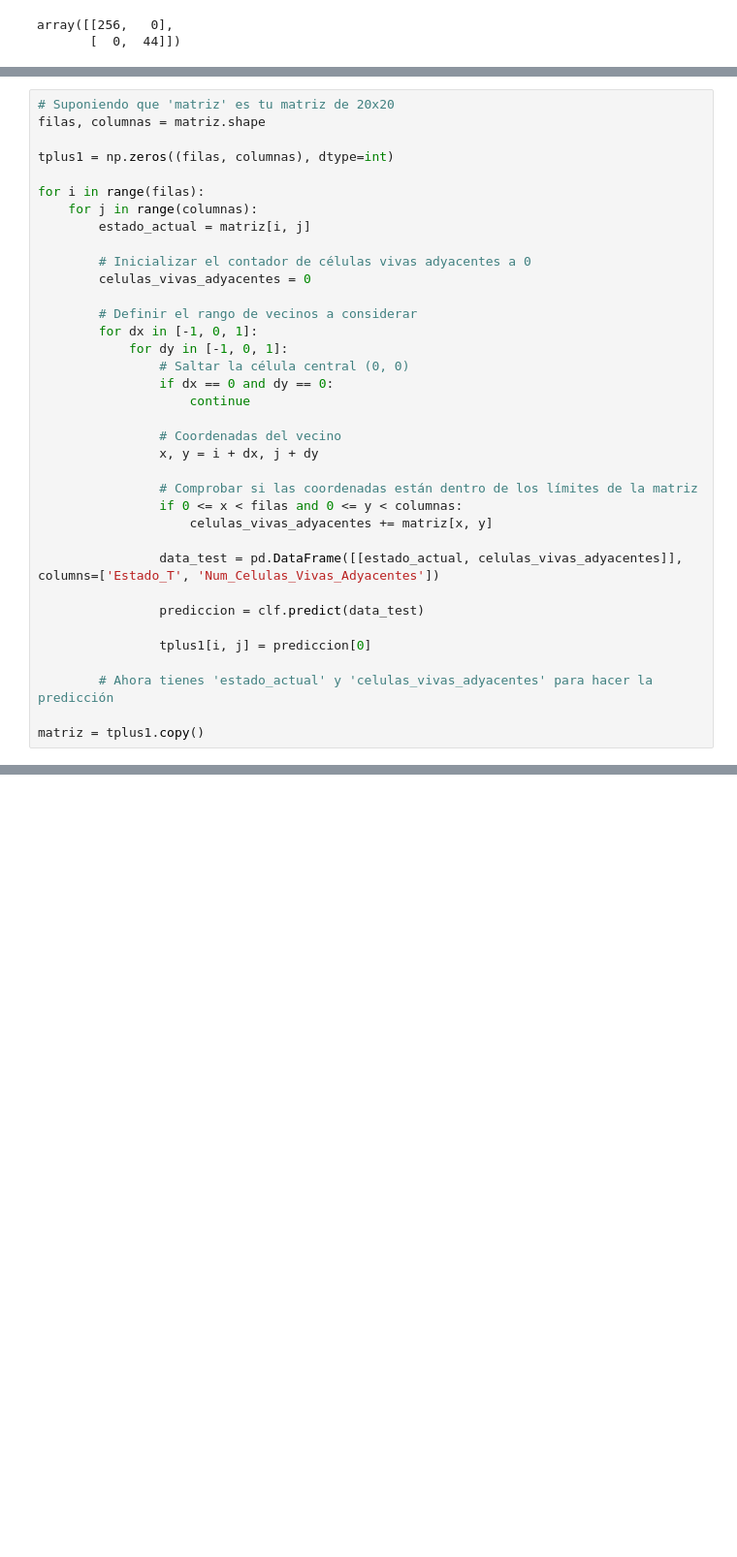
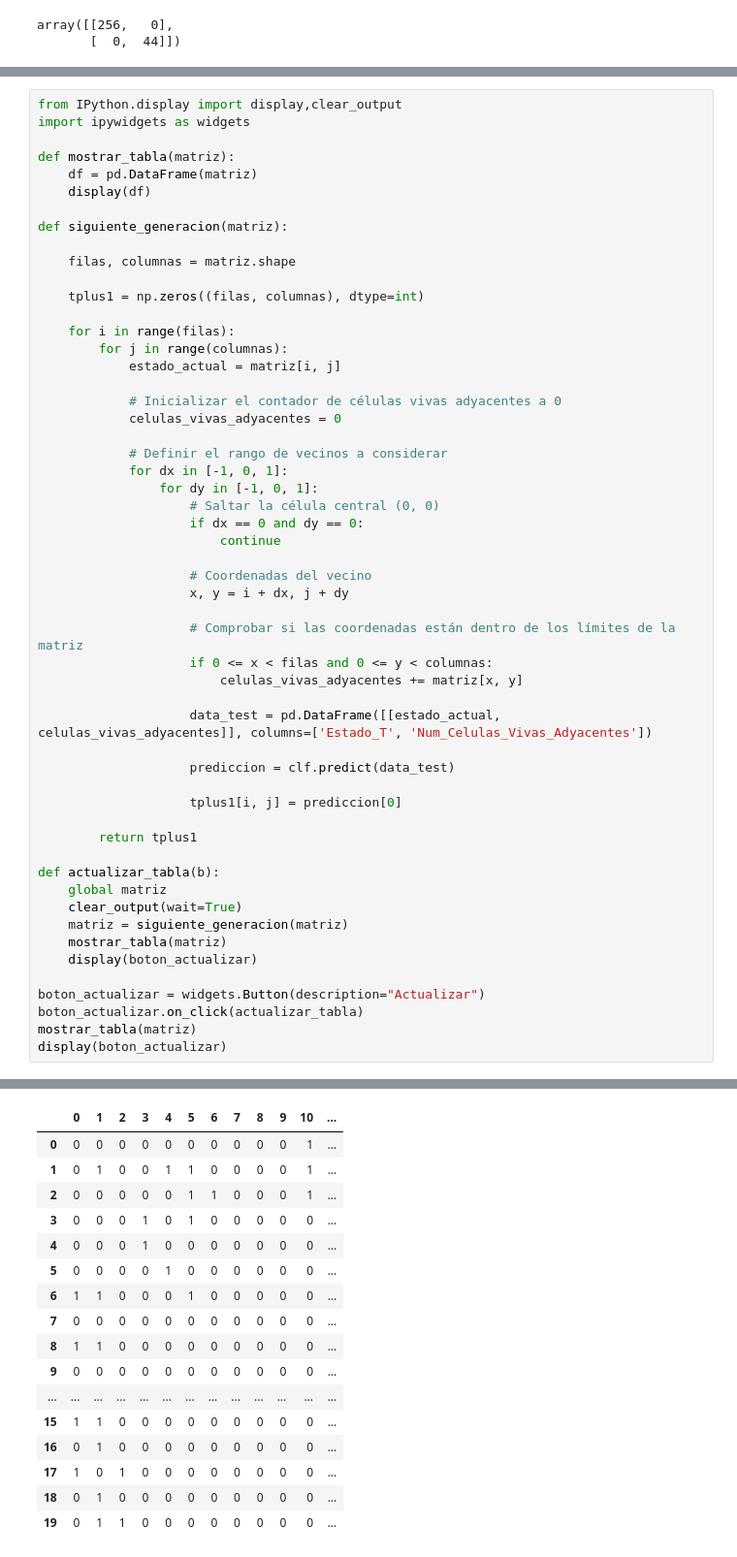
Before and after one commit to arturocandela/introduciccion-ia-edx, a Jupyter notebook: Juego_de_la_Vida/GoL.ipynb, the cells around one changed output, grey strips where cells are left out. Shown at 97% size. Cells and saved outputs as stored; diff of their text form; blank space fills up the shorter version.

```diff
--- a/Juego_de_la_Vida/GoL.ipynb
+++ b/Juego_de_la_Vida/GoL.ipynb
@@ -95,37 +95,55 @@ array([[1, 0, 0, 0, 0, 1, 0, 0, 0, 1, 0, 0, 0, 0, 0, 1, 0, 0, 0, 0],
 # %%
-# Suponiendo que 'matriz' es tu matriz de 20x20
-filas, columnas = matriz.shape
+from IPython.display import display,clear_output
+import ipywidgets as widgets
 
-tplus1 = np.zeros((filas, columnas), dtype=int)
+def mostrar_tabla(matriz):
+    df = pd.DataFrame(matriz)
+    display(df)
 
-for i in range(filas):
-    for j in range(columnas):
-        estado_actual = matriz[i, j]
+def siguiente_generacion(matriz):
 
-        # Inicializar el contador de células vivas adyacentes a 0
-        celulas_vivas_adyacentes = 0
+    filas, columnas = matriz.shape
 
-        # Definir el rango de vecinos a considerar
-        for dx in [-1, 0, 1]:
-            for dy in [-1, 0, 1]:
-                # Saltar la célula central (0, 0)
-                if dx == 0 and dy == 0:
-                    continue
+    tplus1 = np.zeros((filas, columnas), dtype=int)
 
-                # Coordenadas del vecino
-                x, y = i + dx, j + dy
+    for i in range(filas):
+        for j in range(columnas):
+            estado_actual = matriz[i, j]
 
-                # Comprobar si las coordenadas están dentro de los límites de la matriz
-                if 0 <= x < filas and 0 <= y < columnas:
-                    celulas_vivas_adyacentes += matriz[x, y]
+            # Inicializar el contador de células vivas adyacentes a 0
+            celulas_vivas_adyacentes = 0
 
-                data_test = pd.DataFrame([[estado_actual, celulas_vivas_adyacentes]], columns=['Estado_T', 'Num_Celulas_Vivas_Adyacentes'])
+            # Definir el rango de vecinos a considerar
+            for dx in [-1, 0, 1]:
+                for dy in [-1, 0, 1]:
+                    # Saltar la célula central (0, 0)
+                    if dx == 0 and dy == 0:
+                        continue
 
-                prediccion = clf.predict(data_test)
+                    # Coordenadas del vecino
+                    x, y = i + dx, j + dy
 
-                tplus1[i, j] = prediccion[0]
+                    # Comprobar si las coordenadas están dentro de los límites de la matriz
+                    if 0 <= x < filas and 0 <= y < columnas:
+                        celulas_vivas_adyacentes += matriz[x, y]
 
-        # Ahora tienes 'estado_actual' y 'celulas_vivas_adyacentes' para hacer la predicción
+                    data_test = pd.DataFrame([[estado_actual, celulas_vivas_adyacentes]], columns=['Estado_T', 'Num_Celulas_Vivas_Adyacentes'])
 
-matriz = tplus1.copy()
+                    prediccion = clf.predict(data_test)
+
+                    tplus1[i, j] = prediccion[0]
+
+        return tplus1
+
+def actualizar_tabla(b):
+    global matriz
+    clear_output(wait=True)
+    matriz = siguiente_generacion(matriz)
+    mostrar_tabla(matriz)
+    display(boton_actualizar)
+
+boton_actualizar = widgets.Button(description="Actualizar")
+boton_actualizar.on_click(actualizar_tabla)
+mostrar_tabla(matriz)
+display(boton_actualizar)
 # %% [output]
@@ -151,0 +150,17 @@ array([[0, 0, 0, 0, 0, 0, 0, 0, 0, 0, 1, 0, 0, 0, 0, 0, 0, 0, 0, 0],
+|  | 0 | 1 | 2 | 3 | 4 | 5 | 6 | 7 | 8 | 9 | 10 | ... |
+| 0 | 0 | 0 | 0 | 0 | 0 | 0 | 0 | 0 | 0 | 0 | 1 | ... |
+| 1 | 0 | 1 | 0 | 0 | 1 | 1 | 0 | 0 | 0 | 0 | 1 | ... |
+| 2 | 0 | 0 | 0 | 0 | 0 | 1 | 1 | 0 | 0 | 0 | 1 | ... |
+| 3 | 0 | 0 | 0 | 1 | 0 | 1 | 0 | 0 | 0 | 0 | 0 | ... |
+| 4 | 0 | 0 | 0 | 1 | 0 | 0 | 0 | 0 | 0 | 0 | 0 | ... |
+| 5 | 0 | 0 | 0 | 0 | 1 | 0 | 0 | 0 | 0 | 0 | 0 | ... |
+| 6 | 1 | 1 | 0 | 0 | 0 | 1 | 0 | 0 | 0 | 0 | 0 | ... |
+| 7 | 0 | 0 | 0 | 0 | 0 | 0 | 0 | 0 | 0 | 0 | 0 | ... |
+| 8 | 1 | 1 | 0 | 0 | 0 | 0 | 0 | 0 | 0 | 0 | 0 | ... |
+| 9 | 0 | 0 | 0 | 0 | 0 | 0 | 0 | 0 | 0 | 0 | 0 | ... |
+| ... | ... | ... | ... | ... | ... | ... | ... | ... | ... | ... | ... | ... |
+| 15 | 1 | 1 | 0 | 0 | 0 | 0 | 0 | 0 | 0 | 0 | 0 | ... |
+| 16 | 0 | 1 | 0 | 0 | 0 | 0 | 0 | 0 | 0 | 0 | 0 | ... |
+| 17 | 1 | 0 | 1 | 0 | 0 | 0 | 0 | 0 | 0 | 0 | 0 | ... |
+| 18 | 0 | 1 | 0 | 0 | 0 | 0 | 0 | 0 | 0 | 0 | 0 | ... |
+| 19 | 0 | 1 | 1 | 0 | 0 | 0 | 0 | 0 | 0 | 0 | 0 | ... |
```
Also changed, not shown: parts of 3 cells of this notebook.
